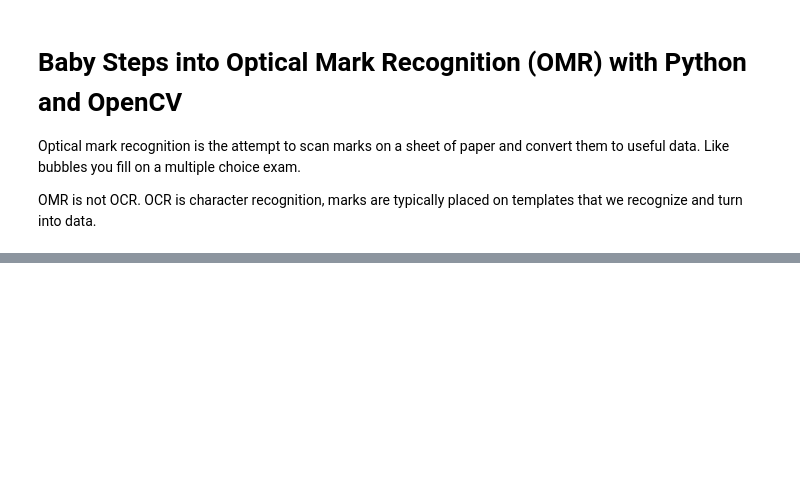
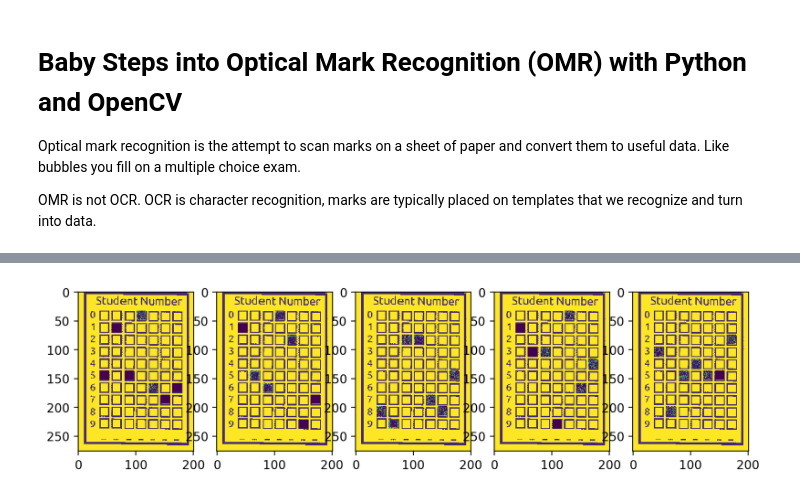
Before and after one commit to abramhindle/python-omr-talk, a Jupyter notebook: Python-OMR-Talk.ipynb, the cells around one changed output, grey strips where cells are left out. Cells and saved outputs as stored; diff of their text form; code cells hidden in the pictures; blank space fills up the shorter version.

```diff
--- a/Python-OMR-Talk.ipynb
+++ b/Python-OMR-Talk.ipynb
@@ -86,0 +245,15 @@ plt.show()
+# %%
+def random_student_number(n=7):
+    digits = list(range(0,10))
+    return [random.choice(digits) for i in range(0,n)]
+
+def generate_random_labelled_image(template=template):
+    digits = random_student_number()
+    return (digits,label_image(template, digits))
+# %%
+training_set   = [generate_random_labelled_image() for i in range(0,100)]
+evaluation_set = [generate_random_labelled_image() for i in range(0,100)]
+
+plot_row([random.choice(training_set)[1] for i in range(5)])
+# %% [output]
+[figure, added]
```
Also changed, not shown: parts of 29 cells of this notebook.
